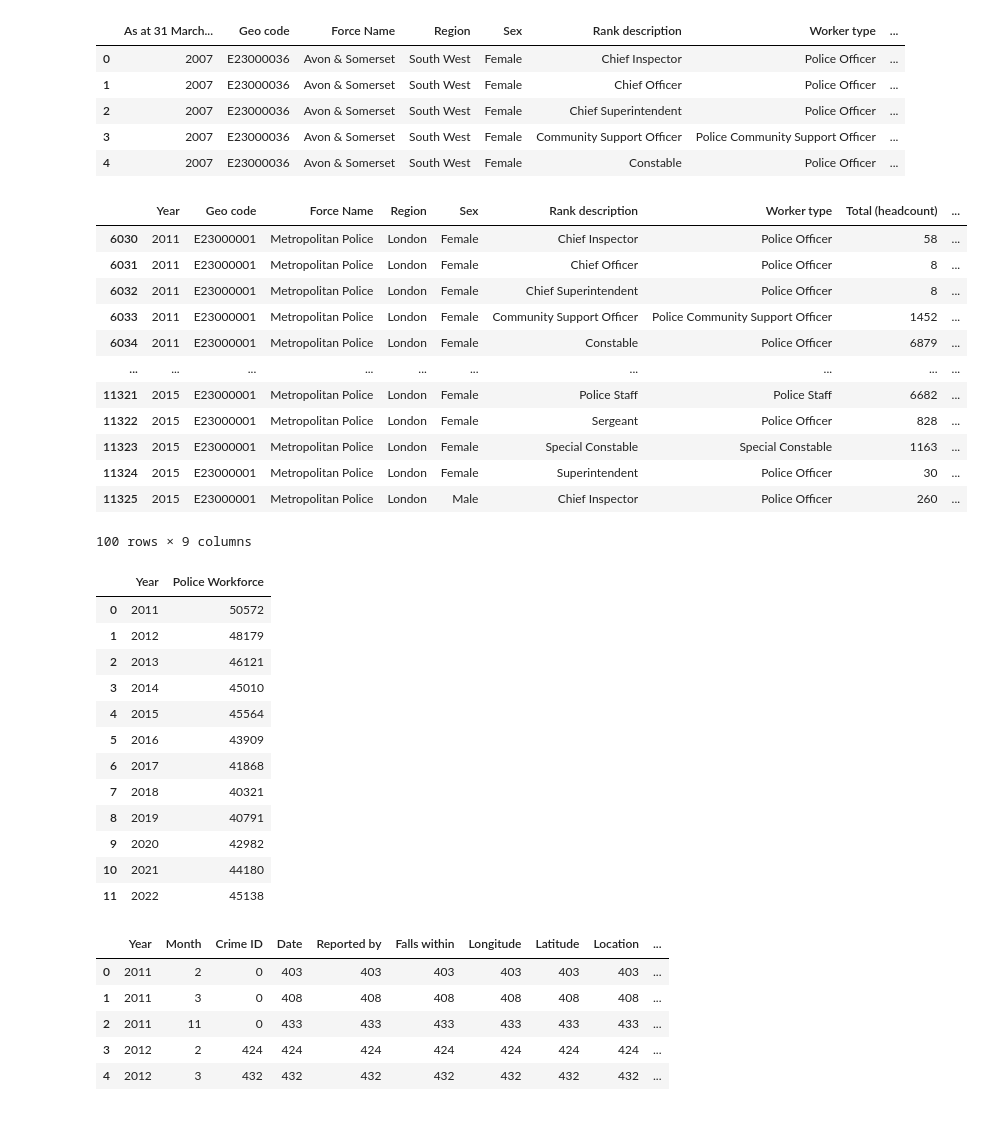
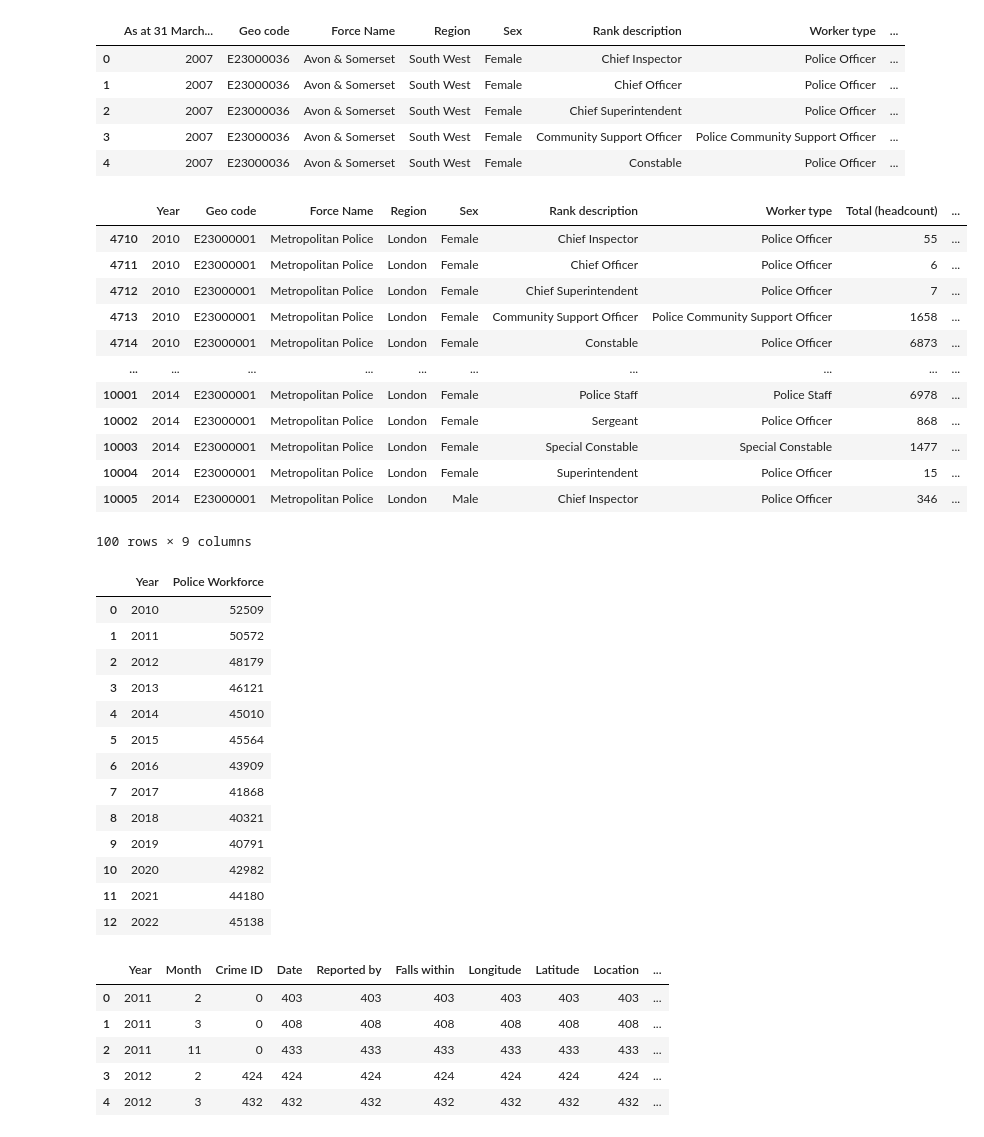
Before and after one commit to isavgt/JBG050-group11, a Jupyter notebook: datasetsexploration.ipynb, the cells around one changed output. Drawn from its saved outputs; the diff is of its cells as text; code cells hidden in the pictures.

```diff
--- a/datasetsexploration.ipynb
+++ b/datasetsexploration.ipynb
@@ -311,24 +410,24 @@ pwf.head()
 | 3 | 2007 | E23000036 | Avon & Somerset | South West | Female | Community Support Officer | Police Community Support Officer | ... |
 | 4 | 2007 | E23000036 | Avon & Somerset | South West | Female | Constable | Police Officer | ... |
 # %%
-pwf_data_all_years = pwf.loc[(pwf['Force Name']=='Metropolitan Police') & (pwf['Total (headcount)'] != 0) & (pwf['As at 31 March...'] > 2010)]
+pwf_data_all_years = pwf.loc[(pwf['Force Name']=='Metropolitan Police') & (pwf['Total (headcount)'] != 0) & (pwf['As at 31 March...'] >= 2010)]
 pwf_data_all_years = pwf_data_all_years.rename(columns={'As at 31 March...':'Year'})
 pwf_data_all_years = pwf_data_all_years.fillna(0)
 pwf_data_all_years['Total (FTE)'] = pwf_data_all_years['Total (FTE)'].astype(int)
 pwf_data_all_years.head(100)
 # %% [output]
 |  | Year | Geo code | Force Name | Region | Sex | Rank description | Worker type | Total (headcount) | ... |
-| 6030 | 2011 | E23000001 | Metropolitan Police | London | Female | Chief Inspector | Police Officer | 58 | ... |
-| 6031 | 2011 | E23000001 | Metropolitan Police | London | Female | Chief Officer | Police Officer | 8 | ... |
-| 6032 | 2011 | E23000001 | Metropolitan Police | London | Female | Chief Superintendent | Police Officer | 8 | ... |
-| 6033 | 2011 | E23000001 | Metropolitan Police | London | Female | Community Support Officer | Police Community Support Officer | 1452 | ... |
-| 6034 | 2011 | E23000001 | Metropolitan Police | London | Female | Constable | Police Officer | 6879 | ... |
+| 4710 | 2010 | E23000001 | Metropolitan Police | London | Female | Chief Inspector | Police Officer | 55 | ... |
+| 4711 | 2010 | E23000001 | Metropolitan Police | London | Female | Chief Officer | Police Officer | 6 | ... |
+| 4712 | 2010 | E23000001 | Metropolitan Police | London | Female | Chief Superintendent | Police Officer | 7 | ... |
+| 4713 | 2010 | E23000001 | Metropolitan Police | London | Female | Community Support Officer | Police Community Support Officer | 1658 | ... |
+| 4714 | 2010 | E23000001 | Metropolitan Police | London | Female | Constable | Police Officer | 6873 | ... |
 | ... | ... | ... | ... | ... | ... | ... | ... | ... | ... |
-| 11321 | 2015 | E23000001 | Metropolitan Police | London | Female | Police Staff | Police Staff | 6682 | ... |
-| 11322 | 2015 | E23000001 | Metropolitan Police | London | Female | Sergeant | Police Officer | 828 | ... |
-| 11323 | 2015 | E23000001 | Metropolitan Police | London | Female | Special Constable | Special Constable | 1163 | ... |
-| 11324 | 2015 | E23000001 | Metropolitan Police | London | Female | Superintendent | Police Officer | 30 | ... |
-| 11325 | 2015 | E23000001 | Metropolitan Police | London | Male | Chief Inspector | Police Officer | 260 | ... |
+| 10001 | 2014 | E23000001 | Metropolitan Police | London | Female | Police Staff | Police Staff | 6978 | ... |
+| 10002 | 2014 | E23000001 | Metropolitan Police | London | Female | Sergeant | Police Officer | 868 | ... |
+| 10003 | 2014 | E23000001 | Metropolitan Police | London | Female | Special Constable | Special Constable | 1477 | ... |
+| 10004 | 2014 | E23000001 | Metropolitan Police | London | Female | Superintendent | Police Officer | 15 | ... |
+| 10005 | 2014 | E23000001 | Metropolitan Police | London | Male | Chief Inspector | Police Officer | 346 | ... |
 100 rows × 9 columns
 # %%
 total = []
@@ -343,18 +442,19 @@ dfwf = pd.DataFrame(total, columns=['Year', 'Police Workforce'])
 dfwf
 # %% [output]
 |  | Year | Police Workforce |
-| 0 | 2011 | 50572 |
-| 1 | 2012 | 48179 |
-| 2 | 2013 | 46121 |
-| 3 | 2014 | 45010 |
-| 4 | 2015 | 45564 |
-| 5 | 2016 | 43909 |
-| 6 | 2017 | 41868 |
-| 7 | 2018 | 40321 |
-| 8 | 2019 | 40791 |
-| 9 | 2020 | 42982 |
-| 10 | 2021 | 44180 |
-| 11 | 2022 | 45138 |
+| 0 | 2010 | 52509 |
+| 1 | 2011 | 50572 |
+| 2 | 2012 | 48179 |
+| 3 | 2013 | 46121 |
+| 4 | 2014 | 45010 |
+| 5 | 2015 | 45564 |
+| 6 | 2016 | 43909 |
+| 7 | 2017 | 41868 |
+| 8 | 2018 | 40321 |
+| 9 | 2019 | 40791 |
+| 10 | 2020 | 42982 |
+| 11 | 2021 | 44180 |
+| 12 | 2022 | 45138 |
 # %%
 # burglary_data_grouped = burglary_data.groupby(['Year', 'Month']).count()
 burglary_data_grouped['Police Workforce'] = dfwf['Police Workforce']
```
Also changed, not shown: parts of 24 cells of this notebook.
